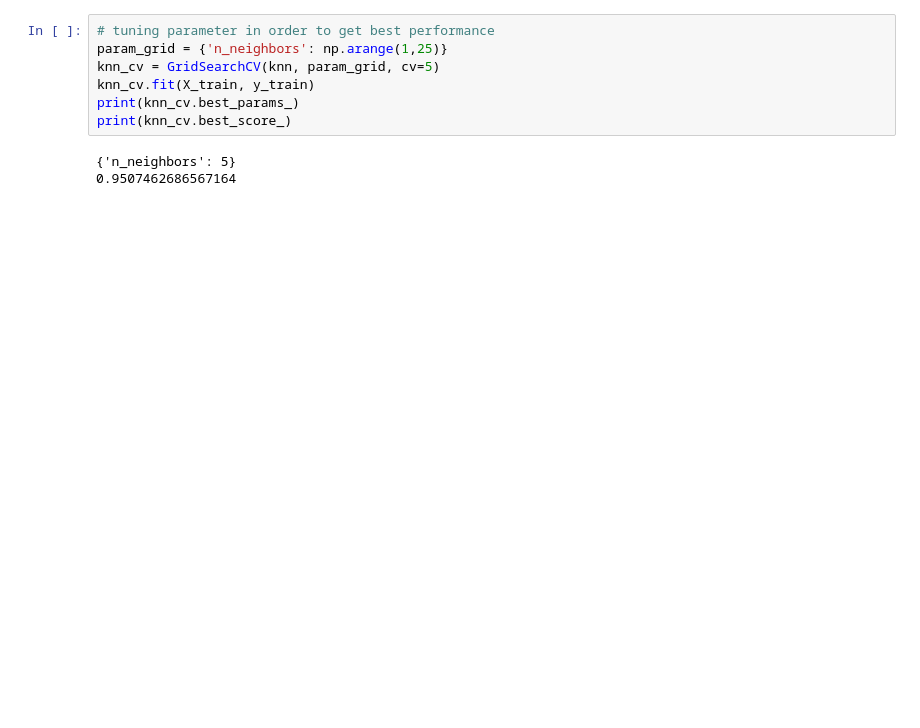
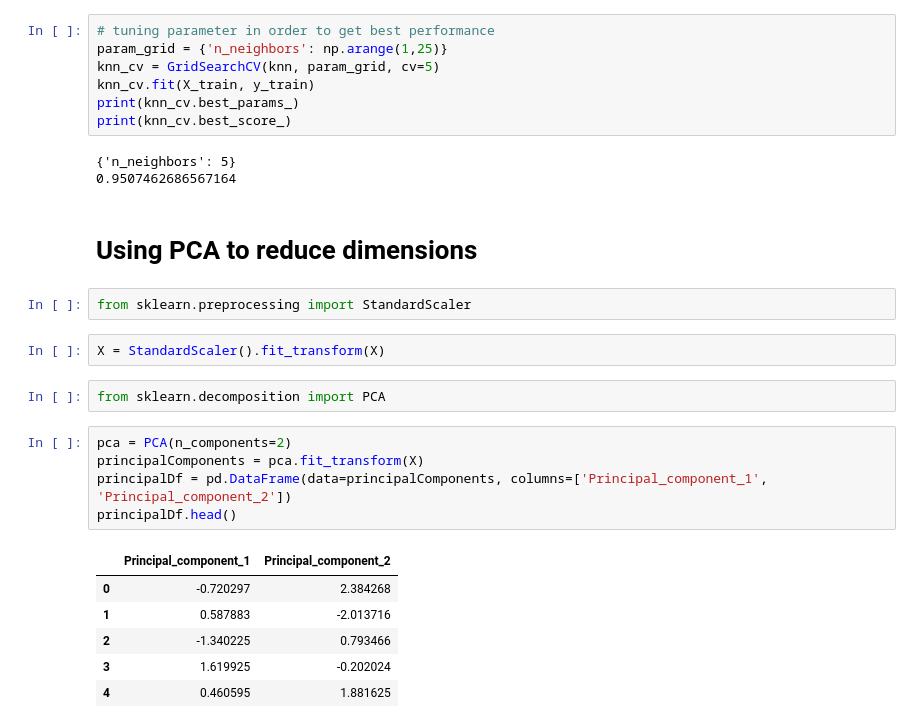
Before and after one commit to 9293028750/DSE-I1020-Homework, a Jupyter notebook: German Credit Data/German Credit Data.ipynb, the cells around one changed output. Cells and saved outputs as stored; diff of their text form; blank space fills up the shorter version.

```diff
--- a/German Credit Data/German Credit Data.ipynb
+++ b/German Credit Data/German Credit Data.ipynb
@@ -115,3 +125,23 @@ print(knn_cv.best_score_)
 # %% [output]
 {'n_neighbors': 5}
 0.9507462686567164
+# %% [markdown]
+# Using PCA to reduce dimensions
+# %%
+from sklearn.preprocessing import StandardScaler
+# %%
+X = StandardScaler().fit_transform(X)
+# %%
+from sklearn.decomposition import PCA
+# %%
+pca = PCA(n_components=2)
+principalComponents = pca.fit_transform(X)
+principalDf = pd.DataFrame(data=principalComponents, columns=['Principal_component_1', 'Principal_component_2'])
+principalDf.head()
+# %% [output]
+|  | Principal_component_1 | Principal_component_2 |
+| 0 | -0.720297 | 2.384268 |
+| 1 | 0.587883 | -2.013716 |
+| 2 | -1.340225 | 0.793466 |
+| 3 | 1.619925 | -0.202024 |
+| 4 | 0.460595 | 1.881625 |
```
Also changed, not shown: parts of 19 cells of this notebook.
